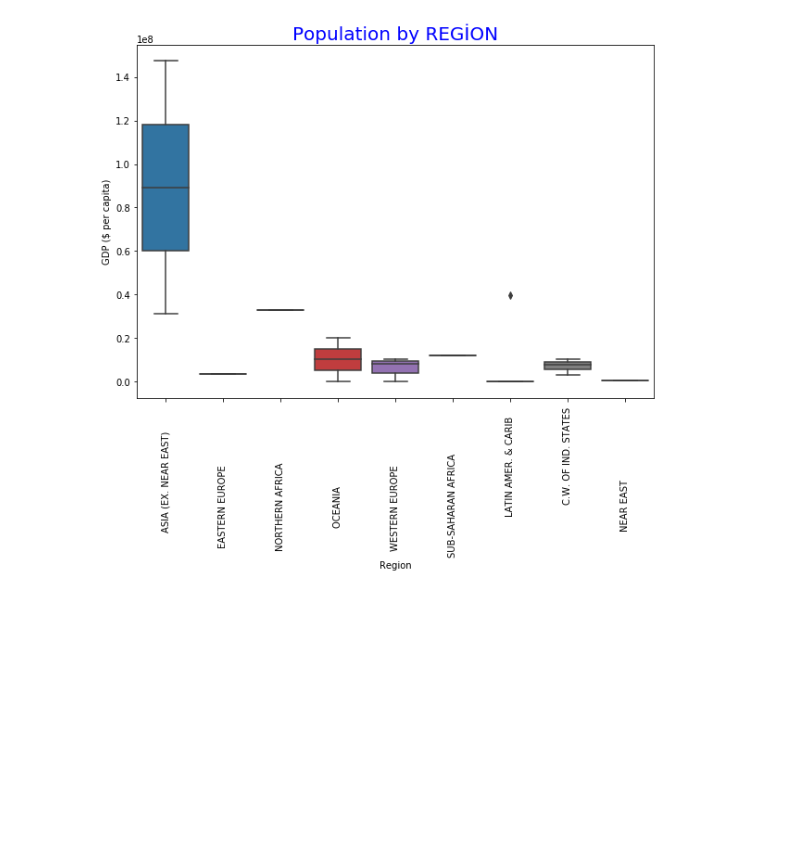
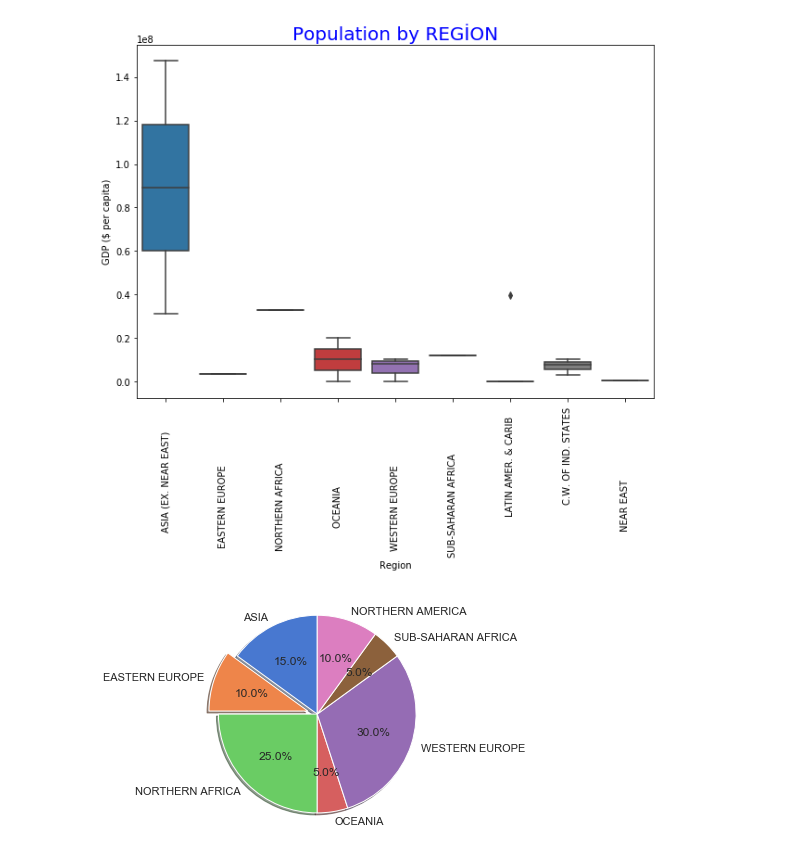
Before and after one commit to ArslanAliAwan/CountriesoftheWorld, a Jupyter notebook: countriesfile.ipynb, the cells around one changed output. Drawn from its saved outputs; the diff is of its cells as text; code cells hidden in the pictures; blank space fills up the shorter version.

```diff
--- a/countriesfile.ipynb
+++ b/countriesfile.ipynb
@@ -266,3 +266,18 @@ plt.plot()
 # %% [output]
 []
 [figure]
+# %%
+explode = (0, 0.1, 0, 0,0,0,0)
+
+sizes=[15,10,25,5,30,5,10]
+
+labels="ASIA","EASTERN EUROPE","NORTHERN AFRICA","OCEANIA","WESTERN EUROPE","SUB-SAHARAN AFRICA","NORTHERN AMERICA"
+
+fig1, ax1 = plt.subplots()
+ax1.pie(sizes, labels=labels,explode=explode, autopct='%1.1f%%',
+        shadow=True, startangle=90)
+ax1.axis('equal')  # Equal aspect ratio ensures that pie is drawn as a circle.
+
+plt.show()
+# %% [output]
+[figure, added]
```
Also changed, not shown: parts of 8 cells of this notebook.
